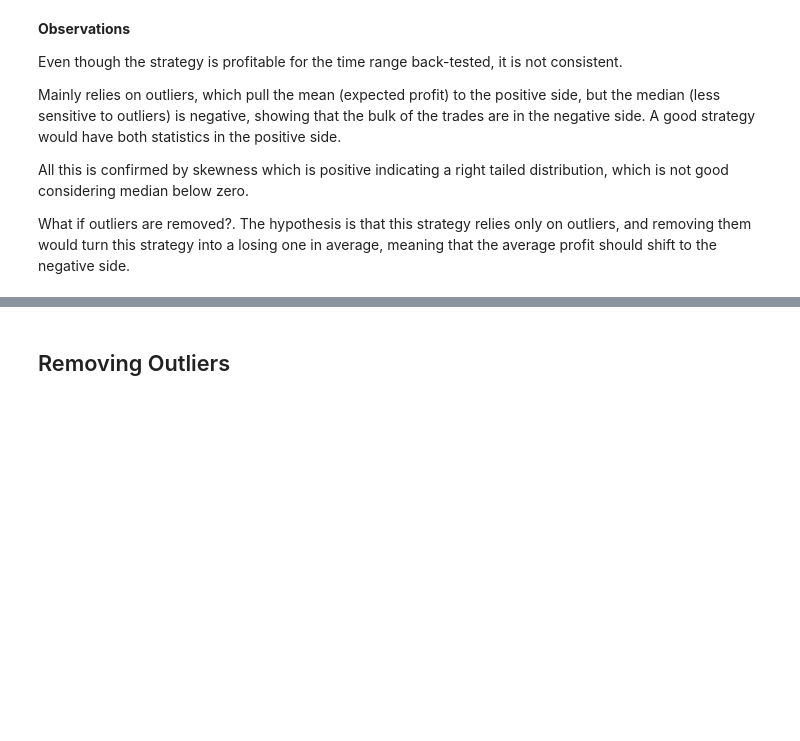
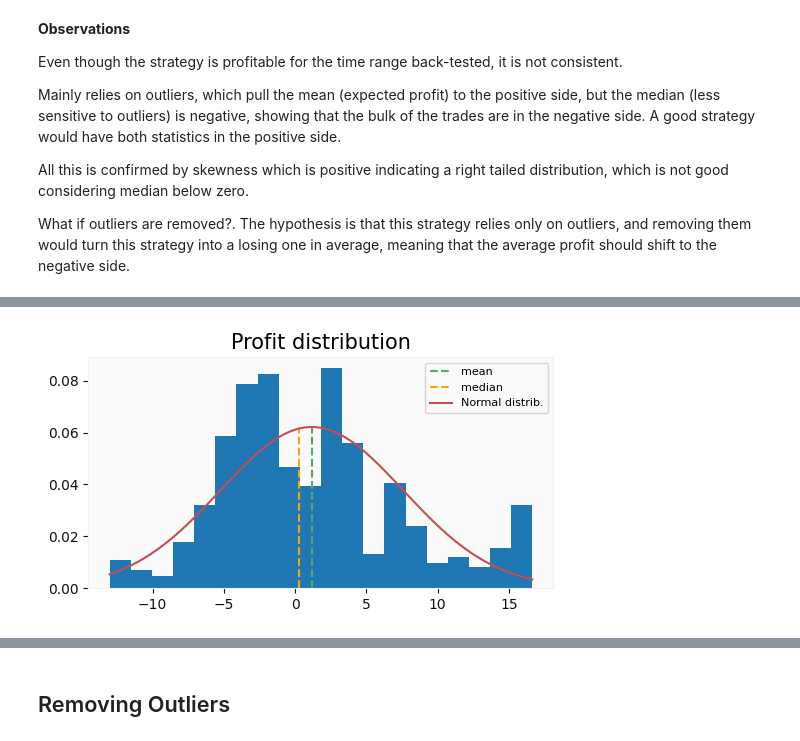
Before and after one commit to mchiuminatto/MVA_Crossover, a Jupyter notebook: SMA Crossover v.1.1.ipynb, the cells around one changed output, grey strips where cells are left out. Drawn from its saved outputs; the diff is of its cells as text; code cells hidden in the pictures; blank space fills up the shorter version.

Commit message:
2022.05.05 - Added confidence interval analysis and code refactoring

```diff
--- a/SMA Crossover v.1.1.ipynb
+++ b/SMA Crossover v.1.1.ipynb
@@ -422,0 +559,9 @@ What if outliers are removed?. The hypothesis is that this strategy relies only
+# %%
+
+alpha = 0.05
+bsp = BlockBootStrapSamp()
+bsp.compute(df_trades["net_profit"], 60)
+print(bsp)
+ci = ConfidenceInterval()
+ci.compute(alpha, bsp.sampling_mean, bsp.sampling_std_error)
+print(ci)
@@ -422,0 +576,5 @@ What if outliers are removed?. The hypothesis is that this strategy relies only
+# %%
+plt_d = PlotDistribution()
+plt_d.plot(bsp.mean_sampling, bsp.sampling_min, bsp.sampling_max, bsp.sampling_mean, bsp.sampling_median, bsp.sampling_std)
+# %% [output]
+[figure, added]
```
Also changed, not shown: parts of 37 cells of this notebook.
